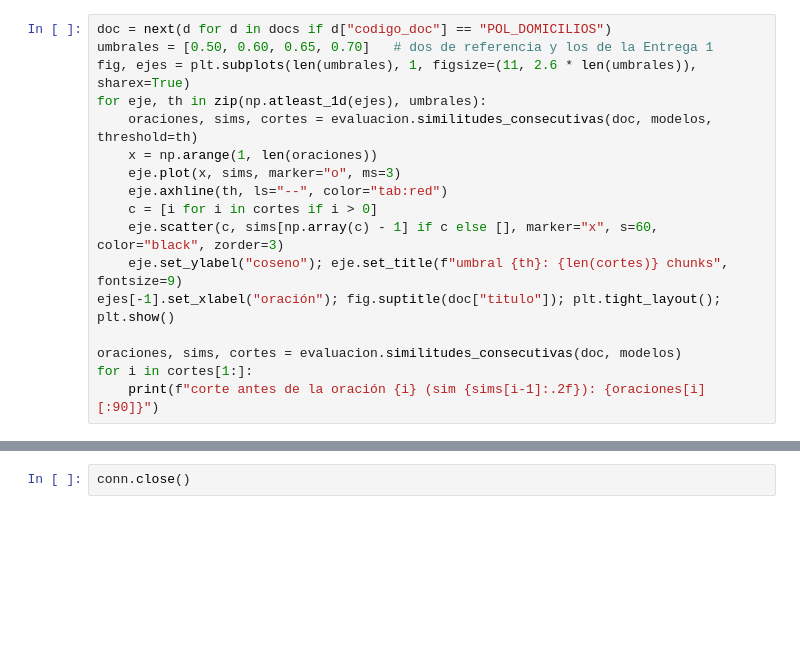
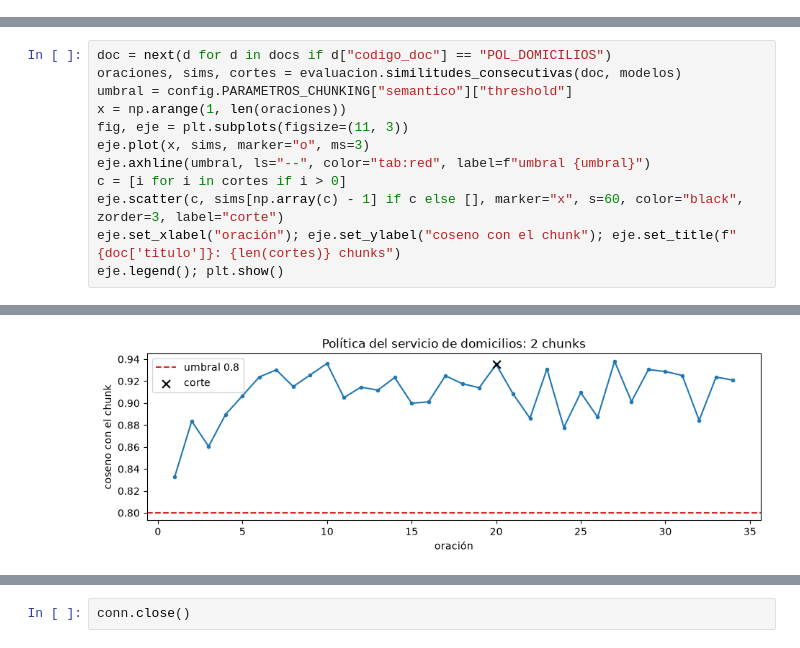
Before and after one commit to jeronimo-taborda-e/merca-rag, a Jupyter notebook: notebooks/02_experimento_chunking.ipynb, the cells around one changed output, grey strips where cells are left out. Drawn from its saved outputs; the diff is of its cells as text; blank space fills up the shorter version.

```diff
--- a/notebooks/02_experimento_chunking.ipynb
+++ b/notebooks/02_experimento_chunking.ipynb
@@ -33,17 +0,0 @@ Las cruces marcan los cortes con cada umbral.
-# %%
-doc = next(d for d in docs if d["codigo_doc"] == "POL_DOMICILIOS")
-umbrales = [0.50, 0.60, 0.65, 0.70]   # dos de referencia y los de la Entrega 1
-fig, ejes = plt.subplots(len(umbrales), 1, figsize=(11, 2.6 * len(umbrales)), sharex=True)
-for eje, th in zip(np.atleast_1d(ejes), umbrales):
-    oraciones, sims, cortes = evaluacion.similitudes_consecutivas(doc, modelos, threshold=th)
-    x = np.arange(1, len(oraciones))
-    eje.plot(x, sims, marker="o", ms=3)
-    eje.axhline(th, ls="--", color="tab:red")
-    c = [i for i in cortes if i > 0]
-    eje.scatter(c, sims[np.array(c) - 1] if c else [], marker="x", s=60, color="black", zorder=3)
-    eje.set_ylabel("coseno"); eje.set_title(f"umbral {th}: {len(cortes)} chunks", fontsize=9)
-ejes[-1].set_xlabel("oración"); fig.suptitle(doc["titulo"]); plt.tight_layout(); plt.show()
-
-oraciones, sims, cortes = evaluacion.similitudes_consecutivas(doc, modelos)
-for i in cortes[1:]:
-    print(f"corte antes de la oración {i} (sim {sims[i-1]:.2f}): {oraciones[i][:90]}")
@@ -189,0 +70,13 @@ Guardado en /home/estudiante/trabajo/data/resultados
+# %%
+doc = next(d for d in docs if d["codigo_doc"] == "POL_DOMICILIOS")
+oraciones, sims, cortes = evaluacion.similitudes_consecutivas(doc, modelos)
+umbral = config.PARAMETROS_CHUNKING["semantico"]["threshold"]
+x = np.arange(1, len(oraciones))
+fig, eje = plt.subplots(figsize=(11, 3))
+eje.plot(x, sims, marker="o", ms=3)
+eje.axhline(umbral, ls="--", color="tab:red", label=f"umbral {umbral}")
+c = [i for i in cortes if i > 0]
+eje.scatter(c, sims[np.array(c) - 1] if c else [], marker="x", s=60, color="black", zorder=3, label="corte")
+eje.set_xlabel("oración"); eje.set_ylabel("coseno con el chunk"); eje.set_title(f"{doc['titulo']}: {len(cortes)} chunks")
+eje.legend(); plt.show()
+# %% [output]
@@ -189,0 +84 @@ Guardado en /home/estudiante/trabajo/data/resultados
+[figure, added]
```
Also changed, not shown: parts of 39 cells of this notebook, 41 other files.
